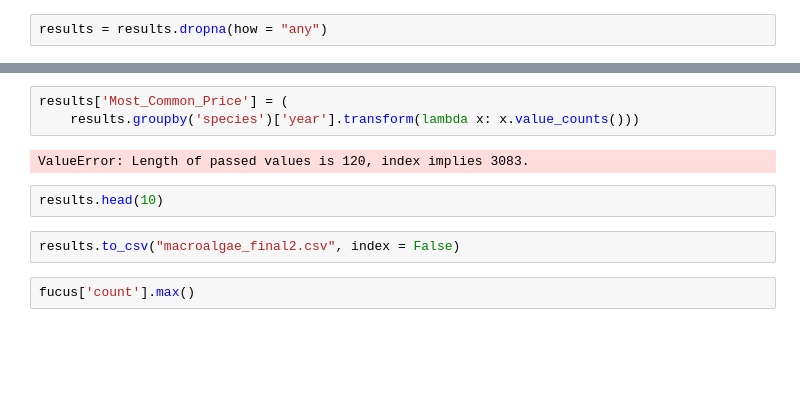
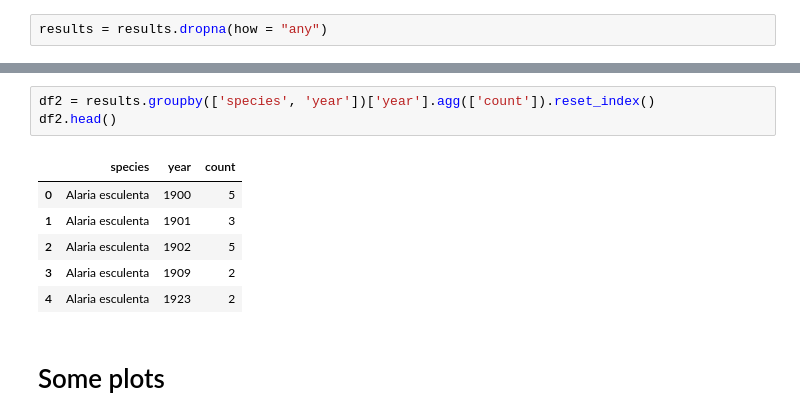
Before and after one commit to AnaAGG/stremlit_workshop, a Jupyter notebook: macroalgae_library/Notebooks/3-Graphs.ipynb, the cells around one changed output, grey strips where cells are left out. Saved outputs shown, nothing was run; the diff lists cells and outputs as text; blank space fills up the shorter version.

```diff
--- a/macroalgae_library/Notebooks/3-Graphs.ipynb
+++ b/macroalgae_library/Notebooks/3-Graphs.ipynb
@@ -30,12 +33,13 @@ results.describe()
 # %%
-results['Most_Common_Price'] = (
-    results.groupby('species')['year'].transform(lambda x: x.value_counts()))
+df2 = results.groupby(['species', 'year'])['year'].agg(['count']).reset_index()
+df2.head()
 # %% [output]
-ValueError: Length of passed values is 120, index implies 3083.
+|  | species | year | count |
+| 0 | Alaria esculenta | 1900 | 5 |
+| 1 | Alaria esculenta | 1901 | 3 |
+| 2 | Alaria esculenta | 1902 | 5 |
+| 3 | Alaria esculenta | 1909 | 2 |
+| 4 | Alaria esculenta | 1923 | 2 |
-# %%
-results.head(10)
-# %%
-results.to_csv("macroalgae_final2.csv", index = False)
-# %%
-fucus['count'].max()
+# %% [markdown]
+# Some plots
 # %%
```
Also changed, not shown: parts of 8 cells of this notebook, 10 other files.
